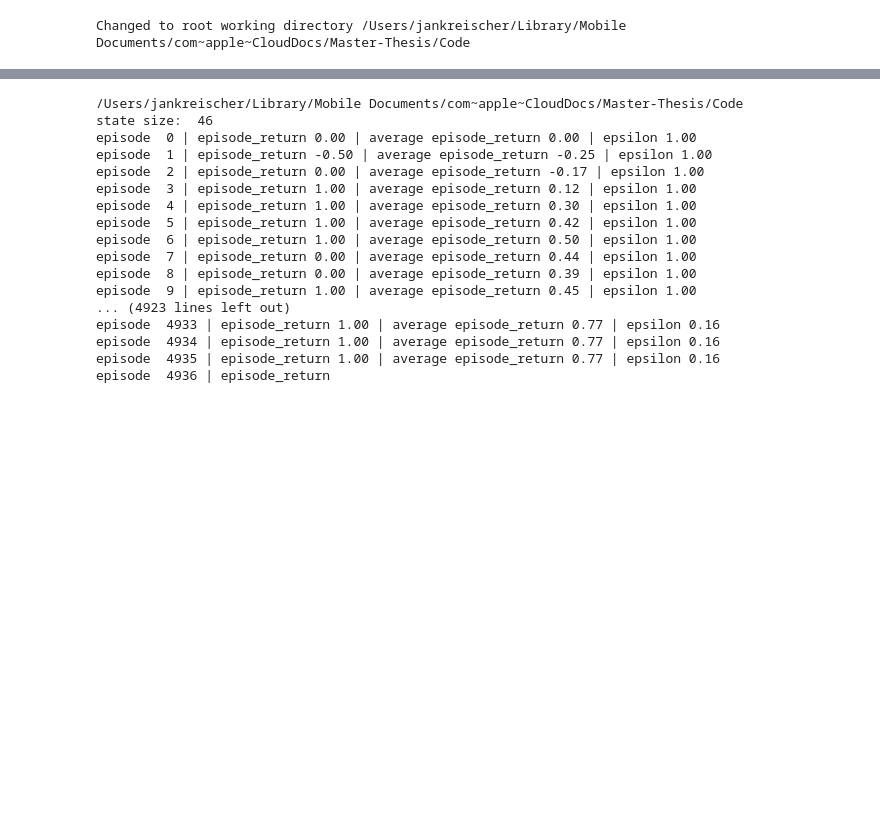
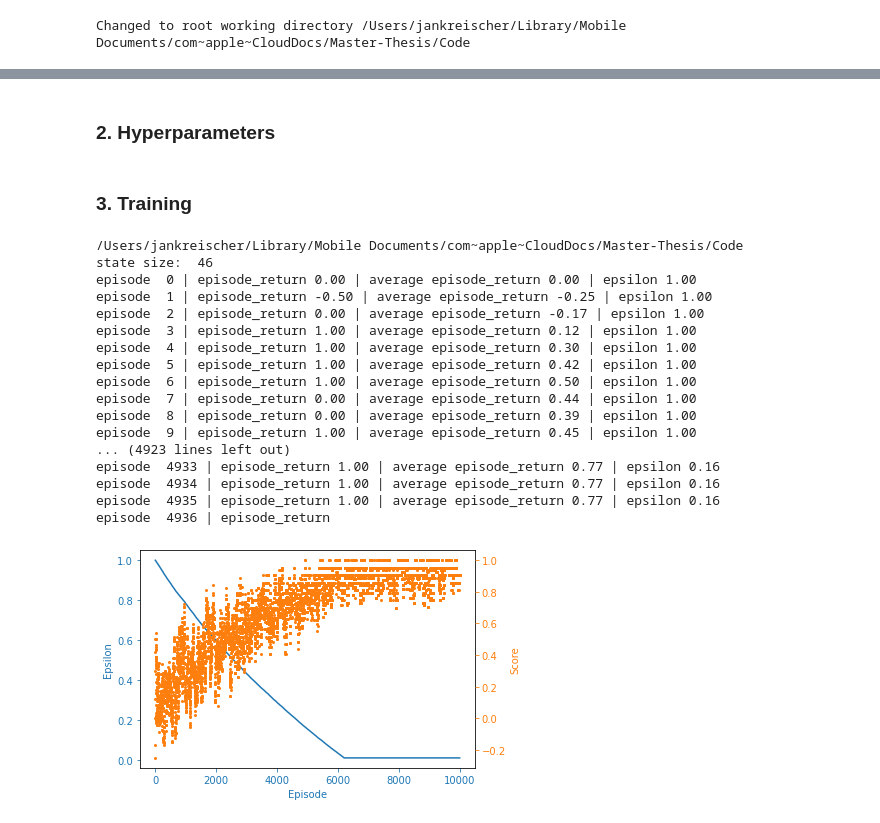
Before and after one commit to jan-kreischer/FedRL-for-IoT-Security, a Jupyter notebook: experiments/experiment_01/training-01.ipynb, the cells around one changed output, grey strips where cells are left out. Saved outputs shown, nothing was run; the diff lists cells and outputs as text; code cells hidden in the pictures; blank space fills up the shorter version.

```diff
--- a/experiments/experiment_01/training-01.ipynb
+++ b/experiments/experiment_01/training-01.ipynb
@@ -50,6 +50,8 @@ from src.data_provider import DataProvider
 from src.agent import Agent
 from src.simulation_engine import SimulationEngine
 from src.evaluation_utils import plot_learning, seed_random, evaluate_agent, get_pretrained_agent, evaluate_agent_on_afterstates
+# %% [markdown]
+### 2. Hyperparameters
 # %%
 # Hyperparams
 
@@ -69,7 +71,11 @@ N_EPISODES = 10000
 LOG_FREQ = 100
 DIMS = 20
 PI = 3
+# %% [markdown]
+### 3. Training
 # %%
+experiment_base_dir = "experiments/experiment_01"
+
 seed_random()
 start = time()
 
@@ -94,40 +100,41 @@ end = time()
 print("Total training time: ", end - start)
 
 num = 0
-agent.save_agent_state(0, "offline_prototype_1_raw_behaviors")
+agent.save_agent_state(0, f"{experiment_base_dir}")
 
 x = [i + 1 for i in range(N_EPISODES)]
-filename = 'offline_prototype_1_raw_behaviors/mtd_agent_p1.pdf'
+filename = f"{experiment_base_dir}/mtd_agent_p1.pdf"
 plot_learning(x, episode_returns, eps_history, filename)
 
 # check predictions with dqn from trained and stored agent
-pretrained_agent = get_pretrained_agent(path=f"offline_prototype_1_raw_behaviors/trained_models/agent_{num}.pth",
+pretrained_agent = get_pretrained_agent(path=f"{experiment_base_dir}/trained_models/agent_{num}.pth",
                                         input_dims=env.observation_space_size, n_actions=len(env.actions),
                                         buffer_size=BUFFER_SIZE)
 # check predictions with learnt dqn
 evaluate_agent(pretrained_agent, test_data=test_data)
 
 # check scaling if uncommented
 # print("evaluate p1 agent on 'real' decision and afterstate data:")
 # dtrain, dtest, atrain, atest = DataProvider.get_reduced_dimensions_with_pca_ds_as(DIMS,
-#                                                                                   dir="offline_prototype_1_raw_behaviors/")
+#                                                                                   dir=f"{experiment_base_dir}/")
 # evaluate_agent(agent=pretrained_agent, test_data=dtest)
 # evaluate_agent_on_afterstates(agent=pretrained_agent, test_data=atest)
 # %% [output]
 /Users/jankreischer/Library/Mobile Documents/com~apple~CloudDocs/Master-Thesis/Code
 state size:  46
 episode  0 | episode_return 0.00 | average episode_return 0.00 | epsilon 1.00
 episode  1 | episode_return -0.50 | average episode_return -0.25 | epsilon 1.00
 episode  2 | episode_return 0.00 | average episode_return -0.17 | epsilon 1.00
 episode  3 | episode_return 1.00 | average episode_return 0.12 | epsilon 1.00
 episode  4 | episode_return 1.00 | average episode_return 0.30 | epsilon 1.00
 episode  5 | episode_return 1.00 | average episode_return 0.42 | epsilon 1.00
 episode  6 | episode_return 1.00 | average episode_return 0.50 | epsilon 1.00
 episode  7 | episode_return 0.00 | average episode_return 0.44 | epsilon 1.00
 episode  8 | episode_return 0.00 | average episode_return 0.39 | epsilon 1.00
 episode  9 | episode_return 1.00 | average episode_return 0.45 | epsilon 1.00
 ... (4923 lines left out)
 episode  4933 | episode_return 1.00 | average episode_return 0.77 | epsilon 0.16
 episode  4934 | episode_return 1.00 | average episode_return 0.77 | epsilon 0.16
 episode  4935 | episode_return 1.00 | average episode_return 0.77 | epsilon 0.16
 episode  4936 | episode_return
+[figure, added]
```
Also changed, not shown: parts of 4 cells of this notebook, 9 other files.
